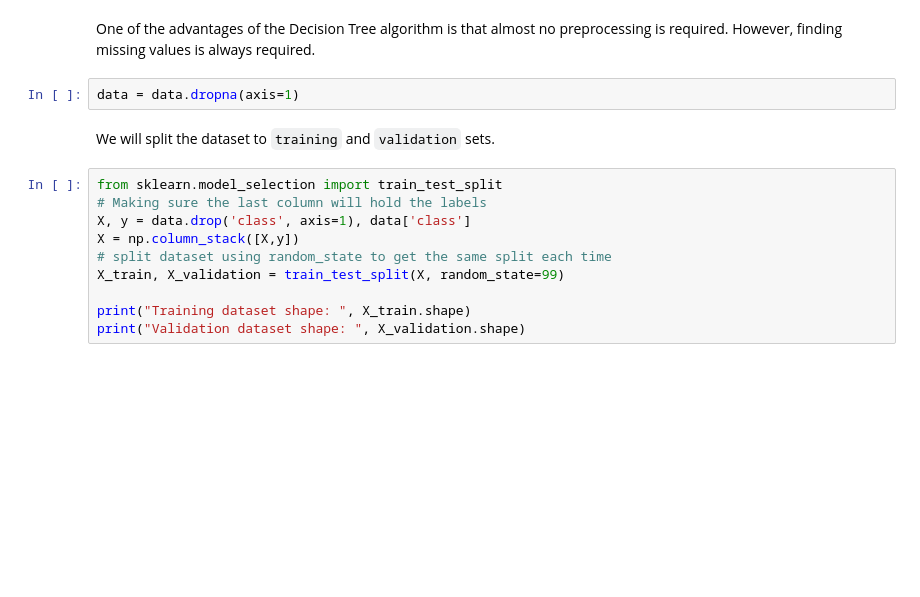
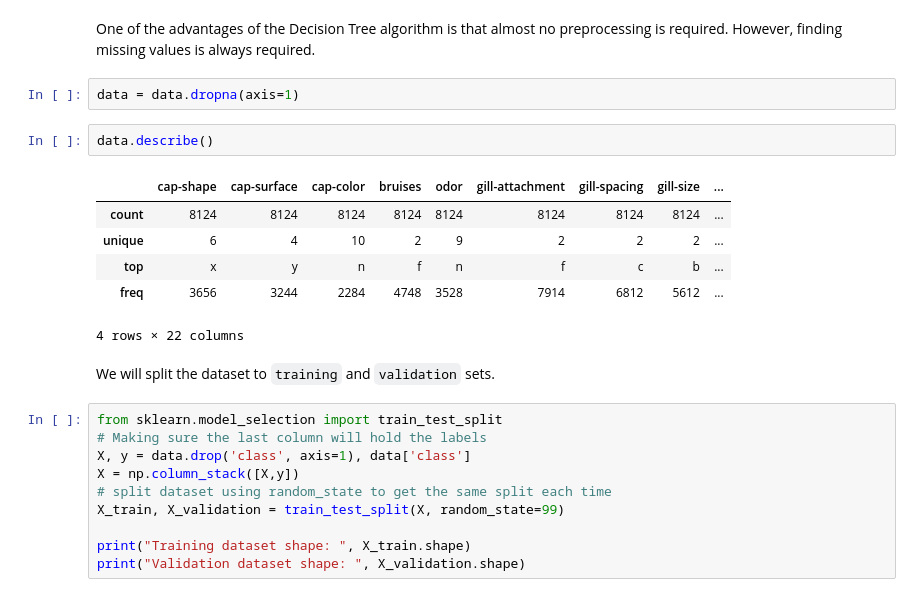
Before and after one commit to shmoshkin/ml, a Jupyter notebook: hw2.ipynb, the cells around one changed output. Cells and saved outputs as stored; diff of their text form; blank space fills up the shorter version.

```diff
--- a/hw2.ipynb
+++ b/hw2.ipynb
@@ -123,6 +120,15 @@ data
 One of the advantages of the Decision Tree algorithm is that almost no preprocessing is required. However, finding missing values is always required.
 # %%
 data = data.dropna(axis=1)
+# %%
+data.describe()
+# %% [output]
+|  | cap-shape | cap-surface | cap-color | bruises | odor | gill-attachment | gill-spacing | gill-size | ... |
+| count | 8124 | 8124 | 8124 | 8124 | 8124 | 8124 | 8124 | 8124 | ... |
+| unique | 6 | 4 | 10 | 2 | 9 | 2 | 2 | 2 | ... |
+| top | x | y | n | f | n | f | c | b | ... |
+| freq | 3656 | 3244 | 2284 | 4748 | 3528 | 7914 | 6812 | 5612 | ... |
+4 rows × 22 columns
 # %% [markdown]
 We will split the dataset to `training` and `validation` sets.
 # %%
```
Also changed, not shown: parts of 11 cells of this notebook, 1 other file.
